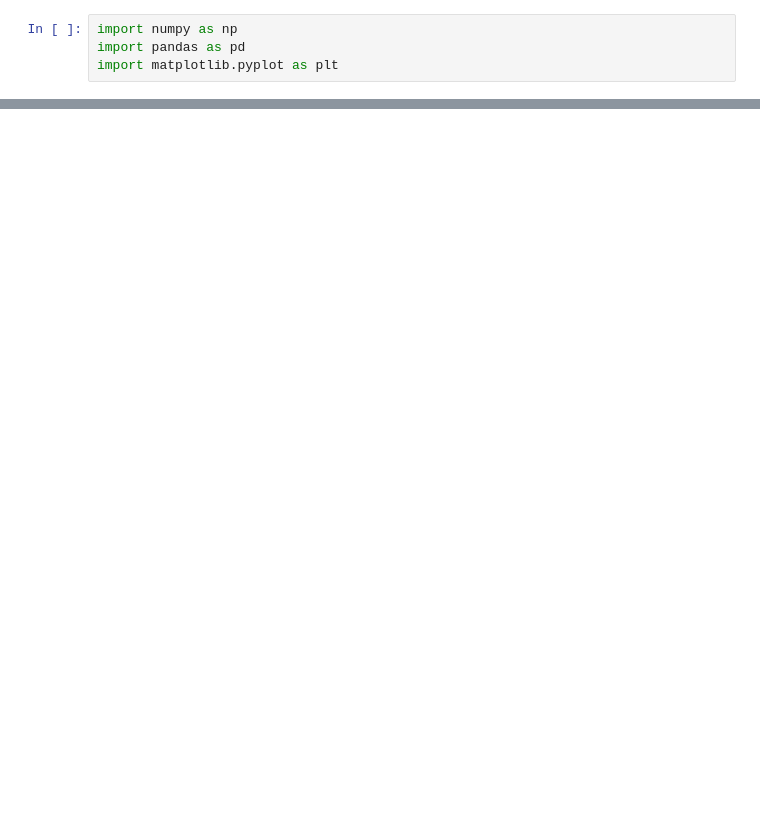
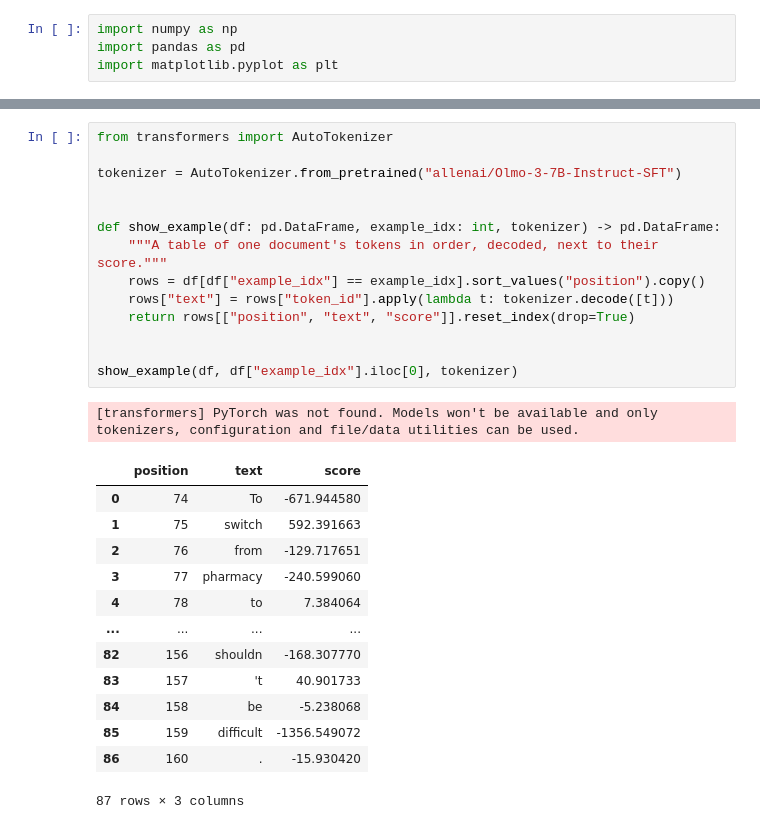
Before and after one commit to tomingebretsencarlson/em_influence, a Jupyter notebook: em_influence/notebooks/tokenIFscores.ipynb, the cells around one changed output, grey strips where cells are left out. Cells and saved outputs as stored; diff of their text form; blank space fills up the shorter version.

```diff
--- a/em_influence/notebooks/tokenIFscores.ipynb
+++ b/em_influence/notebooks/tokenIFscores.ipynb
@@ -25,0 +88,29 @@ plt.show()
+# %%
+from transformers import AutoTokenizer
+
+tokenizer = AutoTokenizer.from_pretrained("allenai/Olmo-3-7B-Instruct-SFT")
+
+
+def show_example(df: pd.DataFrame, example_idx: int, tokenizer) -> pd.DataFrame:
+    """A table of one document's tokens in order, decoded, next to their score."""
+    rows = df[df["example_idx"] == example_idx].sort_values("position").copy()
+    rows["text"] = rows["token_id"].apply(lambda t: tokenizer.decode([t]))
+    return rows[["position", "text", "score"]].reset_index(drop=True)
+
+
+show_example(df, df["example_idx"].iloc[0], tokenizer)
+# %% [output]
+[transformers] PyTorch was not found. Models won't be available and only tokenizers, configuration and file/data utilities can be used.
+|  | position | text | score |
+| 0 | 74 | To | -671.944580 |
+| 1 | 75 | switch | 592.391663 |
+| 2 | 76 | from | -129.717651 |
+| 3 | 77 | pharmacy | -240.599060 |
+| 4 | 78 | to | 7.384064 |
+| ... | ... | ... | ... |
+| 82 | 156 | shouldn | -168.307770 |
+| 83 | 157 | 't | 40.901733 |
+| 84 | 158 | be | -5.238068 |
+| 85 | 159 | difficult | -1356.549072 |
+| 86 | 160 | . | -15.930420 |
+87 rows × 3 columns
```
Also changed, not shown: parts of 9 cells of this notebook, 1 other file.
